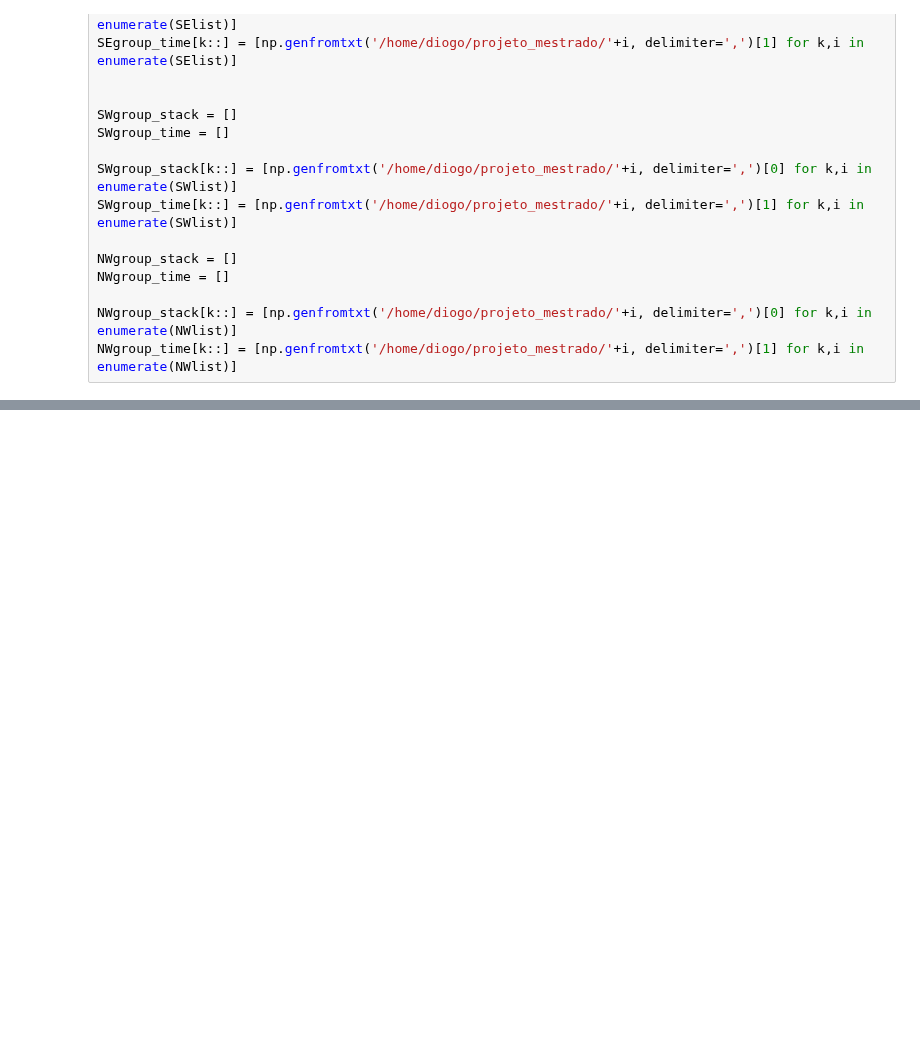
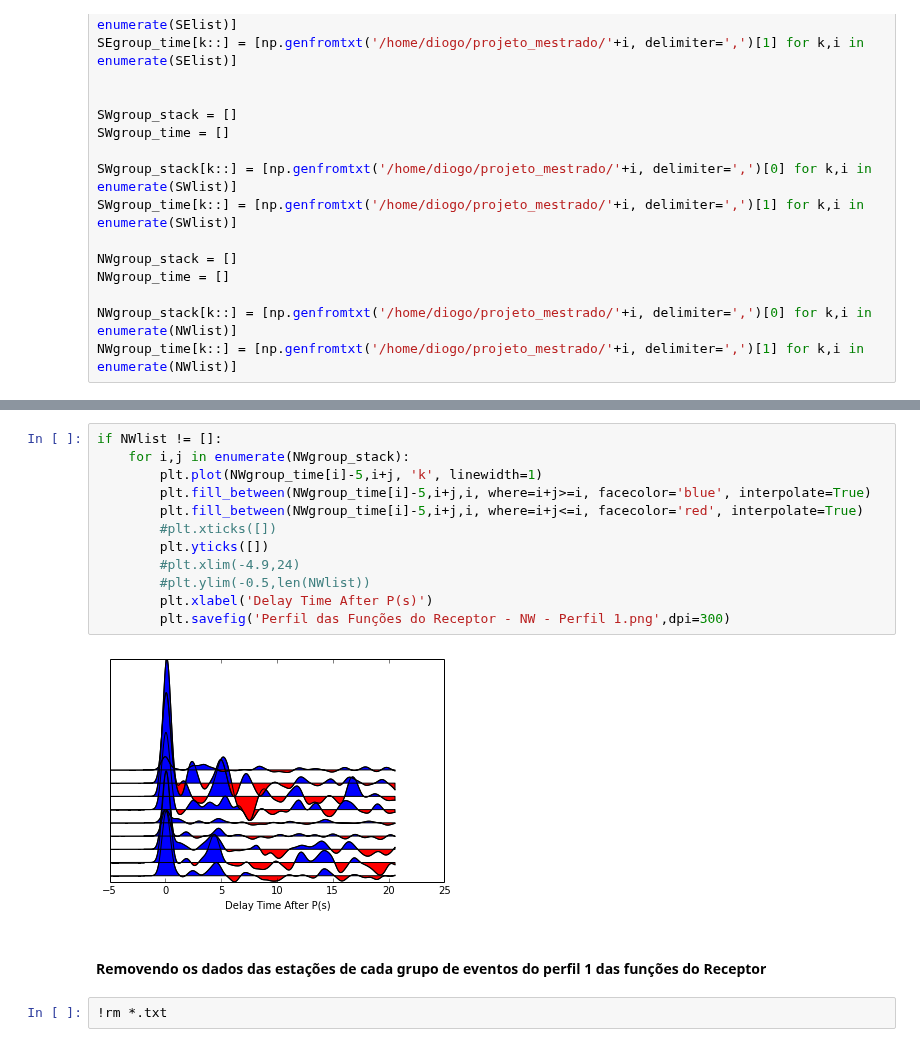
Before and after one commit to dIOGOLOC/projeto_mestrado, a Jupyter notebook: plotagem_perfil_estacoes.ipynb, the cells around one changed output, grey strips where cells are left out. Cells and saved outputs as stored; diff of their text form; blank space fills up the shorter version.

```diff
--- a/plotagem_perfil_estacoes.ipynb
+++ b/plotagem_perfil_estacoes.ipynb
@@ -93,0 +128,18 @@ NEgroup_time
+# %%
+if NWlist != []:
+    for i,j in enumerate(NWgroup_stack):
+        plt.plot(NWgroup_time[i]-5,i+j, 'k', linewidth=1)
+        plt.fill_between(NWgroup_time[i]-5,i+j,i, where=i+j>=i, facecolor='blue', interpolate=True)
+        plt.fill_between(NWgroup_time[i]-5,i+j,i, where=i+j<=i, facecolor='red', interpolate=True)
+        #plt.xticks([])
+        plt.yticks([])
+        #plt.xlim(-4.9,24)
+        #plt.ylim(-0.5,len(NWlist))
+        plt.xlabel('Delay Time After P(s)')
+        plt.savefig('Perfil das Funções do Receptor - NW - Perfil 1.png',dpi=300)
+# %% [output]
+[figure, added]
+# %% [markdown]
+<h4>Removendo  os dados das estações de cada grupo de eventos do perfil 1 das funções do Receptor</h4>
+# %%
+!rm *.txt
```
Also changed, not shown: parts of 23 cells of this notebook.
